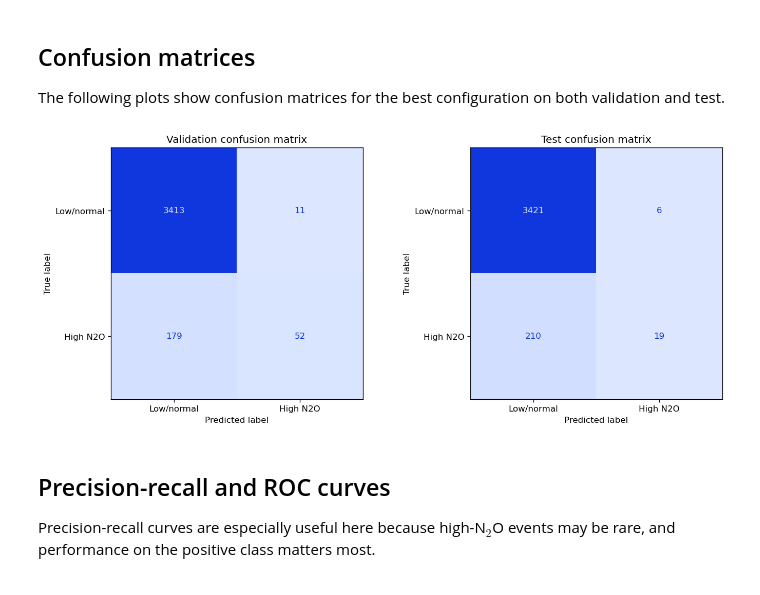
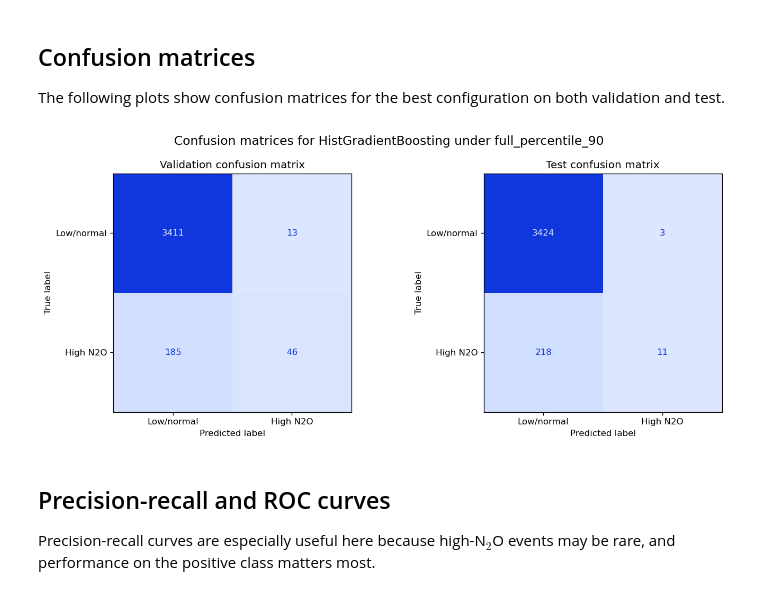
Before and after one commit to tom-mcarthur03/EDS_Design_Project, a Jupyter notebook: notebooks/classification_seg4_no_N2O.ipynb, the cells around one changed output. Saved outputs shown, nothing was run; the diff lists cells and outputs as text; code cells hidden in the pictures.

```diff
--- a/notebooks/classification_seg4_no_N2O.ipynb
+++ b/notebooks/classification_seg4_no_N2O.ipynb
@@ -161,12 +162,11 @@ def bar_colors(labels):
 # ==========================================
 
 required_columns = [
-    "time","t1_nh4","t1_no3","t1_airflow","t1_temp","t1_ss","t1_po4","inflow","Target_N2O_t+1",
+    "time","t1_nh4","t1_no3","t1_airflow","t1_temp","t1_po4","inflow","Target_N2O_t+1",
     "t1_nh4_lag_1","t1_nh4_lag_2","t1_nh4_lag_3","t1_nh4_lag_4","t1_nh4_lag_5","t1_nh4_lag_6","t1_nh4_lag_7","t1_nh4_lag_8","t1_nh4_lag_9","t1_nh4_lag_10",
     "t1_no3_lag_1","t1_no3_lag_2","t1_no3_lag_3","t1_no3_lag_4","t1_no3_lag_5","t1_no3_lag_6","t1_no3_lag_7","t1_no3_lag_8","t1_no3_lag_9","t1_no3_lag_10",
     "t1_airflow_lag_1","t1_airflow_lag_2","t1_airflow_lag_3","t1_airflow_lag_4","t1_airflow_lag_5","t1_airflow_lag_6","t1_airflow_lag_7","t1_airflow_lag_8","t1_airflow_lag_9","t1_airflow_lag_10",
     "t1_temp_lag_1","t1_temp_lag_2","t1_temp_lag_3","t1_temp_lag_4","t1_temp_lag_5","t1_temp_lag_6","t1_temp_lag_7","t1_temp_lag_8","t1_temp_lag_9","t1_temp_lag_10",
-    "t1_ss_lag_1","t1_ss_lag_2","t1_ss_lag_3","t1_ss_lag_4","t1_ss_lag_5","t1_ss_lag_6","t1_ss_lag_7","t1_ss_lag_8","t1_ss_lag_9","t1_ss_lag_10",
     "t1_po4_lag_1","t1_po4_lag_2","t1_po4_lag_3","t1_po4_lag_4","t1_po4_lag_5","t1_po4_lag_6","t1_po4_lag_7","t1_po4_lag_8","t1_po4_lag_9","t1_po4_lag_10",
     "inflow_lag_1","inflow_lag_2","inflow_lag_3","inflow_lag_4","inflow_lag_5","inflow_lag_6","inflow_lag_7","inflow_lag_8","inflow_lag_9","inflow_lag_10"
 ]
@@ -283,7 +283,7 @@ This matches the requested structure and preserves time ordering.
 # 4. Chronological train/val/test split
 # ============================
 
-def chronological_split(df, train_frac=0.70, val_frac=0.15):
+def chronological_split(df, train_frac=0.60, val_frac=0.2):
     n = len(df)
     train_end = int(np.floor(n * train_frac))
     val_end = int(np.floor(n * (train_frac + val_frac)))
@@ -925,7 +927,7 @@ for _, strategy_row in threshold_strategies.iterrows():
             y_true=y_val,
             y_prob=val_prob,
             threshold_grid=DECISION_THRESHOLD_GRID,
-            objective="recall"
+            objective="f1"
         )
 
         val_metrics, val_cm, val_pred = compute_metrics_from_predictions(y_val, val_prob, decision_threshold=best_thr)
@@ -969,6 +971,7 @@ for _, strategy_row in threshold_strategies.iterrows():
             "y_train": y_train,
             "y_val": y_val,
             "y_test": y_test,
+            "X_test": X_test,
             "val_prob": val_prob,
             "test_prob": test_prob,
             "val_cm": val_cm,
@@ -984,7 +987,12 @@ if results_df.empty:
     raise RuntimeError("No valid model/threshold combinations could be evaluated. Check class balance and threshold choices.")
 
 print("Completed modelling loop.")
-display(results_df.sort_values(["test_pr_auc", "test_f1"], ascending=False).head(20))
+display(
+    results_df.sort_values(
+        ["val_pr_auc", "val_recall", "val_f1"],
+        ascending=False
+    ).head(20)
+)
 # %% [output]
 ====================================================================================================
 Running strategy: train_percentile_90 | threshold = 0.378148
@@ -1032,7 +1040,7 @@ For imbalanced classification, **PR-AUC** and **F1** are often more informative
 # ===========================
 
 ranked_results = results_df.sort_values(
-    by=["test_pr_auc", "test_f1", "test_balanced_accuracy"],
+    by=["val_pr_auc", "val_recall", "val_f1"],
     ascending=False
 ).reset_index(drop=True)
 
@@ -1159,35 +1165,35 @@ norm = mcolors.Normalize(vmin=all_cm_values.min(), vmax=all_cm_values.max())
 fig, axes = plt.subplots(1, 2, figsize=(12, 5))
 
 ConfusionMatrixDisplay(
     confusion_matrix=best_artefact["val_cm"],
     display_labels=["Low/normal", "High N2O"]
 ).plot(
     ax=axes[0],
     values_format="d",
     colorbar=False,
     cmap=imperial_seq_blue,
     im_kw={"norm": norm}
 )
 axes[0].set_title("Validation confusion matrix")
 axes[0].tick_params(axis="both", labelsize=10)
 
 ConfusionMatrixDisplay(
     confusion_matrix=best_artefact["test_cm"],
     display_labels=["Low/normal", "High N2O"]
 ).plot(
     ax=axes[1],
     values_format="d",
     colorbar=False,
     cmap=imperial_seq_blue,
     im_kw={"norm": norm}
 )
 axes[1].set_title("Test confusion matrix")
 axes[1].tick_params(axis="both", labelsize=10)
-
+fig.suptitle(f"Confusion matrices for {best_model_name} under {best_strategy_name}", fontsize=14)
 plt.tight_layout()
 plt.show()
 # %% [output]
-[figure, old version]
+[figure, new version]
 # %% [markdown]
 ## Precision-recall and ROC curves
 
```
Also changed, not shown: parts of 19 cells of this notebook, 1 other file.
